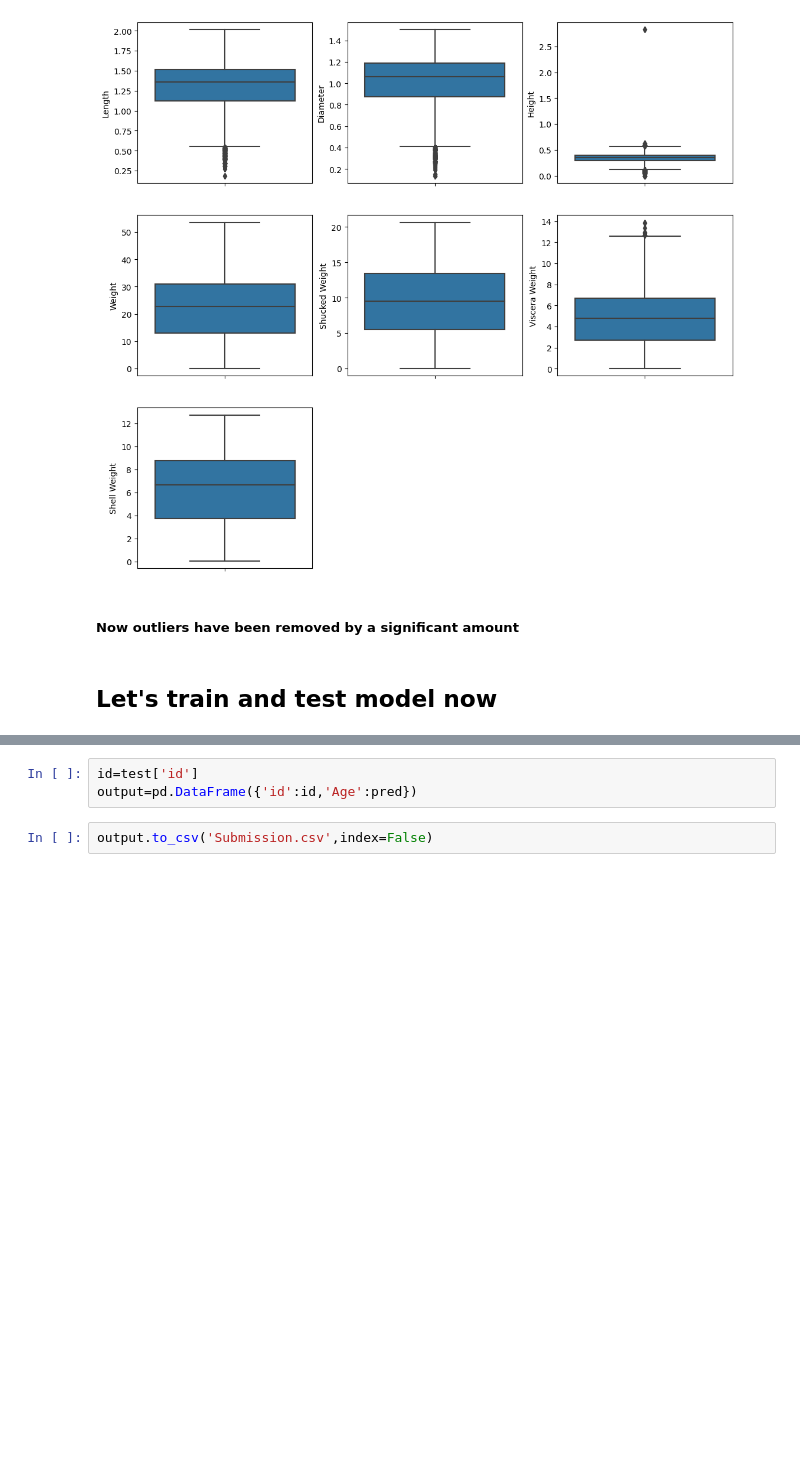
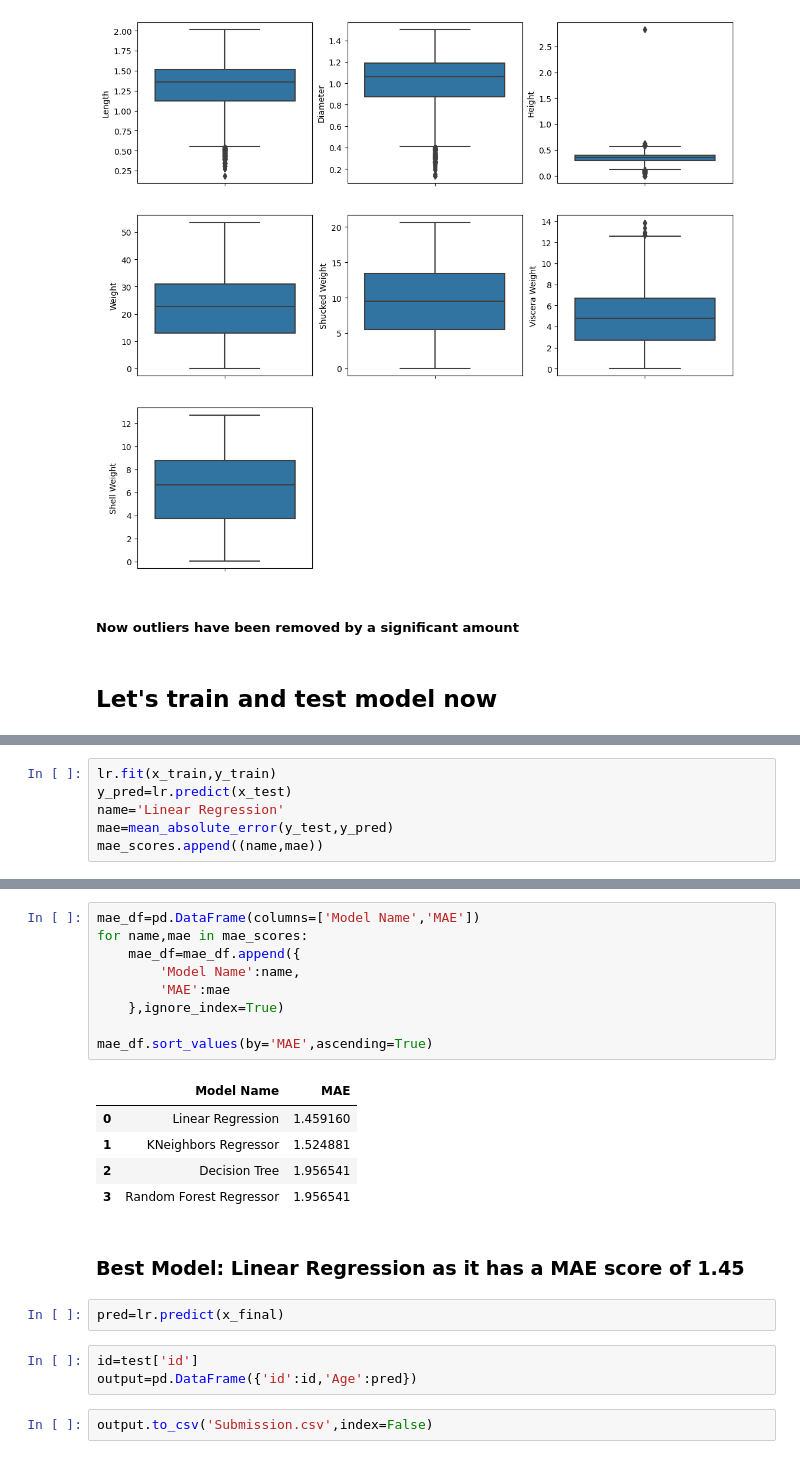
Before and after one commit to Rizwal/Machine_Learning_Projects, a Jupyter notebook: Predicting crab age.ipynb, the cells around one changed output, grey strips where cells are left out. Drawn from its saved outputs; the diff is of its cells as text; blank space fills up the shorter version.

```diff
--- a/Predicting crab age.ipynb
+++ b/Predicting crab age.ipynb
@@ -240,0 +256,6 @@ pred=lr.predict(x_test)
+# %%
+lr.fit(x_train,y_train)
+y_pred=lr.predict(x_test)
+name='Linear Regression'
+mae=mean_absolute_error(y_test,y_pred)
+mae_scores.append((name,mae))
@@ -241,3 +287,22 @@ pred=lr.predict(x_test)
+# %%
+mae_df=pd.DataFrame(columns=['Model Name','MAE'])
+for name,mae in mae_scores:
+    mae_df=mae_df.append({
+        'Model Name':name,
+        'MAE':mae
+    },ignore_index=True)
+
+mae_df.sort_values(by='MAE',ascending=True)
+# %% [output]
+|  | Model Name | MAE |
+| 0 | Linear Regression | 1.459160 |
+| 1 | KNeighbors Regressor | 1.524881 |
+| 2 | Decision Tree | 1.956541 |
+| 3 | Random Forest Regressor | 1.956541 |
+# %% [markdown]
+### Best Model: Linear Regression as it has a MAE score of 1.45
+# %%
+pred=lr.predict(x_final)
 # %%
 id=test['id']
 output=pd.DataFrame({'id':id,'Age':pred})
```
Also changed, not shown: parts of 15 cells of this notebook.
